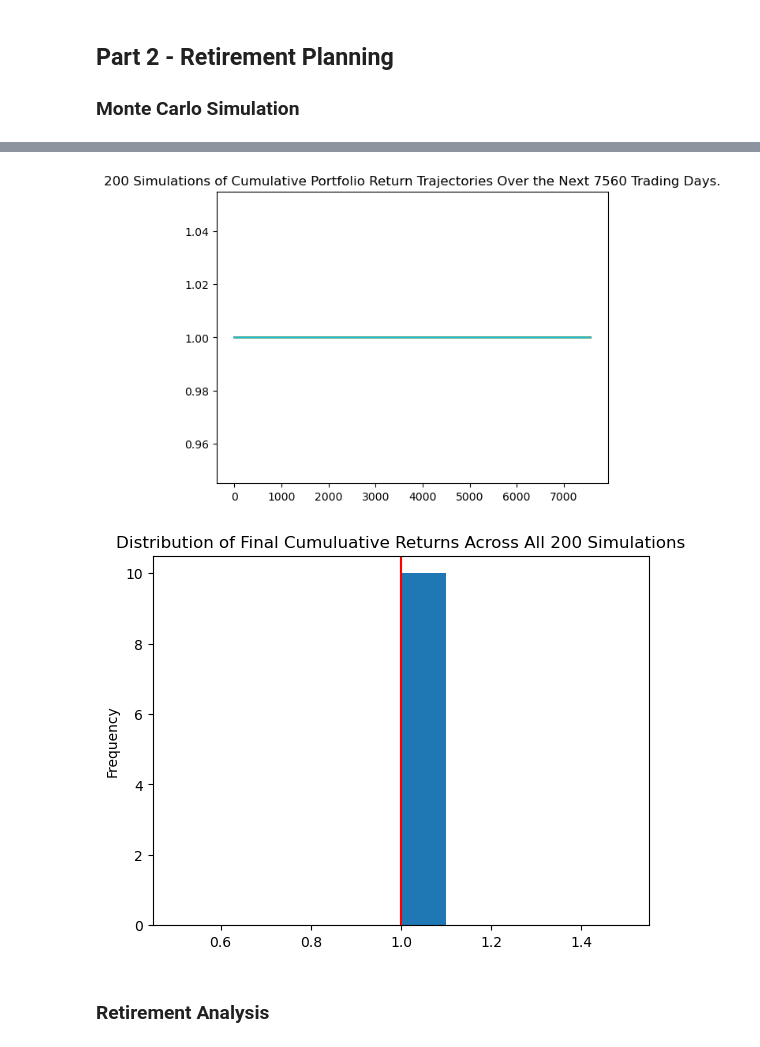
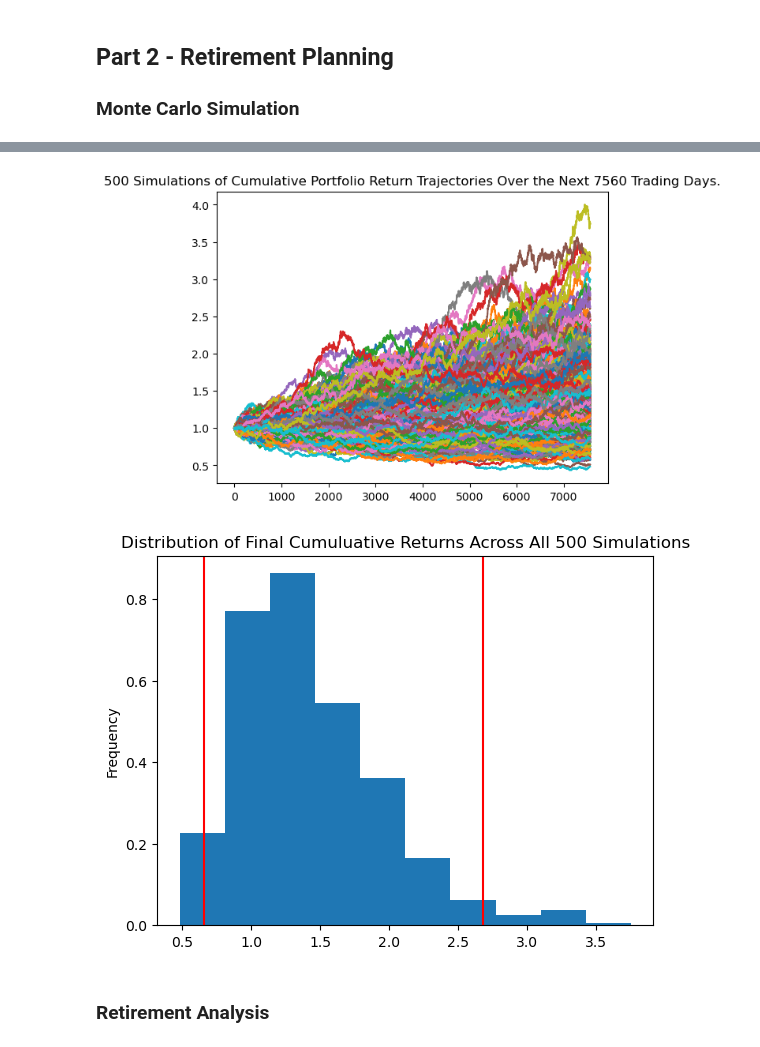
Before and after one commit to ScottyCodeman/fintech-module-5, a Jupyter notebook: Starter_Code/financial-planner.ipynb, the cells around one changed output, grey strips where cells are left out. Drawn from its saved outputs; the diff is of its cells as text; code cells hidden in the pictures.

```diff
--- a/Starter_Code/financial-planner.ipynb
+++ b/Starter_Code/financial-planner.ipynb
@@ -169,12 +169,18 @@ You need 399.0 to reach your financial goal
 ### Monte Carlo Simulation
 # %%
 # Set start and end dates of five years back from today.
+timeframe = "1Day"
 # Sample results may vary from the solution based on the time frame chosen
-start_date = pd.Timestamp('2021-05-01', tz='America/New_York').isoformat()
+start_date = pd.Timestamp('2018-06-16', tz='America/New_York').isoformat()
 end_date = pd.Timestamp('2023-06-16', tz='America/New_York').isoformat()
 # %%
 # Get 5 years' worth of historical data for SPY and AGG
-df_financial_ticker = alpaca.get_bars(tickers, timeframe, start=start_date, end=end_date,limit=1000).df.dropna()
+df_financial_ticker = alpaca.get_bars(
+    tickers,
+    timeframe,
+    start=start_date,
+    end=end_date
+).df
 # Reorganize the DataFrame
 # Separate ticker data
 AGG = df_financial_ticker[df_financial_ticker['symbol']=='AGG'].drop('symbol', axis=1)
@@ -182,10 +188,10 @@ SPY = df_financial_ticker[df_financial_ticker['symbol']=='SPY'].drop('symbol', a
 
 
 # Concatenate the ticker DataFrames
-df_financial_ticker = pd.concat([AGG,SPY], axis=1, keys=["AGG","SPY"])
+df_financial_ticker = pd.concat([AGG,SPY ],axis=1, keys=["AGG","SPY"])
 
 # Display sample data
-df_financial_ticker.head()
+df_financial_ticker.tail()
 # %% [output]
 |  | AGG |  |  |  |  |  |  | SPY |  |  | ... |
 |  | open | high | low | close | volume | trade_count | vwap | open | high | low | ... |
@@ -198,10 +204,12 @@ df_financial_ticker.head()
 # %%
 # Configuring a Monte Carlo simulation to forecast 30 years cumulative returns
-MC_sim = MCSimulation(
+num_sims = 500
+weights = [0.8,0.2]
+num_yrs = 30
+MC_thirty_year = MCSimulation(
     portfolio_data = df_financial_ticker,
-    weights = [.8,.2],
-    num_simulation = 200,
-    num_trading_days = 252*30
-)
+    weights= weights,
+    num_simulation = num_sims,
+    num_trading_days = 252*num_yrs)
 # %%
 # Printing the simulation input data
@@ -255,12 +260,12 @@ Running Monte Carlo simulation number 190.
 # %%
 # Plot simulation outcomes
-line_plot = MC_sim.plot_simulation()
+line_plot = MC_thirty_year.plot_simulation()
 # %% [output]
-[figure, old version]
+[figure, new version]
 # %%
 # Plot probability distribution and confidence intervals
-dist_plot = MC_sim.plot_distribution()
+dist_plot = MC_thirty_year.plot_distribution()
 # %% [output]
-[figure, old version]
+[figure, new version]
 # %% [markdown]
 ### Retirement Analysis
```
Also changed, not shown: parts of 24 cells of this notebook, 1 other file.
